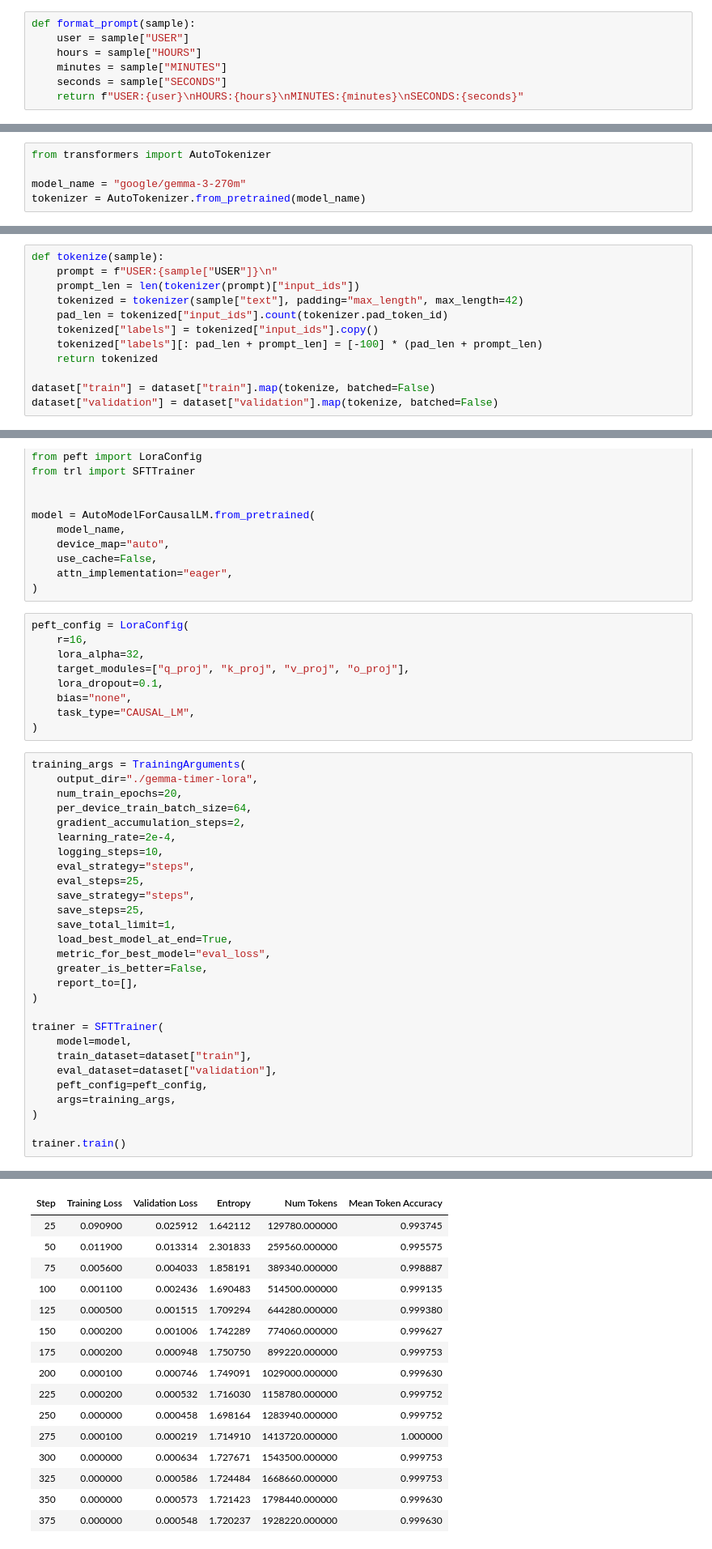
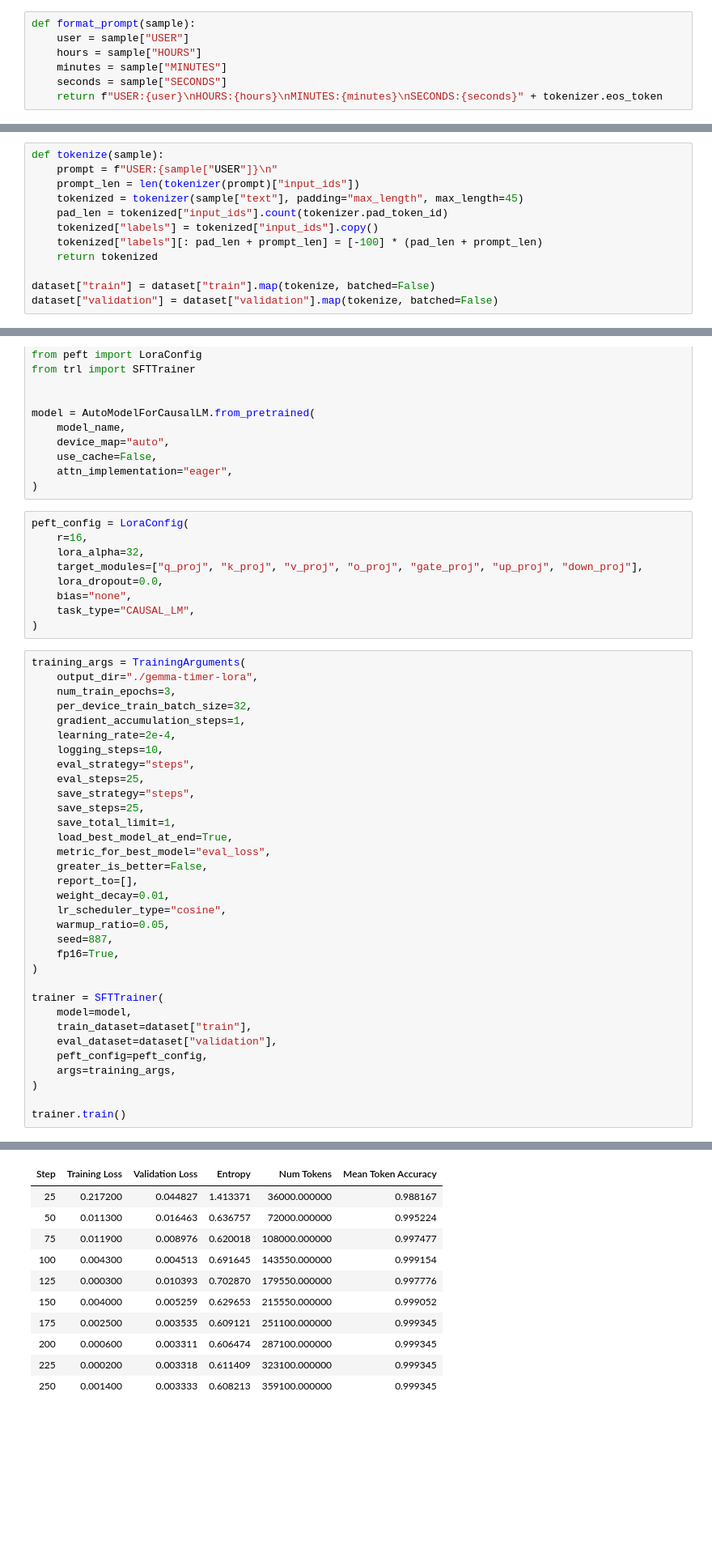
Before and after one commit to okulovsky/kaia, a Jupyter notebook: research/nlu/notebooks/gemma3-270m-it_timer_skill_no_name_eng.ipynb, the cells around one changed output, grey strips where cells are left out. Shown: that part at 81% size. Saved outputs shown, nothing was run; the diff lists cells and outputs as text; blank space fills up the shorter version.

Commit message:
timer with name miltilang, bad nutrition multilang datalines, gemma and qwen exps

```diff
--- a/research/nlu/notebooks/gemma3-270m_timer_skill.ipynb
+++ b/research/nlu/notebooks/gemma3-270m-it_timer_skill_no_name_eng.ipynb
@@ -57,7 +57,7 @@ def format_prompt(sample):
     hours = sample["HOURS"]
     minutes = sample["MINUTES"]
     seconds = sample["SECONDS"]
-    return f"USER:{user}\nHOURS:{hours}\nMINUTES:{minutes}\nSECONDS:{seconds}"
+    return f"USER:{user}\nHOURS:{hours}\nMINUTES:{minutes}\nSECONDS:{seconds}" + tokenizer.eos_token
 # %%
 dataset["train"] = dataset["train"].map(lambda x: {"text": format_prompt(x)})
 dataset["validation"] = dataset["validation"].map(lambda x: {"text": format_prompt(x)})
@@ -79,8 +91,3 @@ SECONDS:66
-# %%
-from transformers import AutoTokenizer
-
-model_name = "google/gemma-3-270m"
-tokenizer = AutoTokenizer.from_pretrained(model_name)
 # %%
 max([len(tokenizer(sample["text"])["input_ids"]) for sample in dataset["train"]])
 # %% [output]
@@ -97,7 +104,7 @@ tokenizer.padding_side
 def tokenize(sample):
     prompt = f"USER:{sample["USER"]}\n"
     prompt_len = len(tokenizer(prompt)["input_ids"])
-    tokenized = tokenizer(sample["text"], padding="max_length", max_length=42)
+    tokenized = tokenizer(sample["text"], padding="max_length", max_length=45)
     pad_len = tokenized["input_ids"].count(tokenizer.pad_token_id)
     tokenized["labels"] = tokenized["input_ids"].copy()
     tokenized["labels"][: pad_len + prompt_len] = [-100] * (pad_len + prompt_len)
@@ -136,17 +143,17 @@ model = AutoModelForCausalLM.from_pretrained(
 peft_config = LoraConfig(
     r=16,
     lora_alpha=32,
-    target_modules=["q_proj", "k_proj", "v_proj", "o_proj"],
-    lora_dropout=0.1,
+    target_modules=["q_proj", "k_proj", "v_proj", "o_proj", "gate_proj", "up_proj", "down_proj"],
+    lora_dropout=0.0,
     bias="none",
     task_type="CAUSAL_LM",
 )
 # %%
 training_args = TrainingArguments(
     output_dir="./gemma-timer-lora",
-    num_train_epochs=20,
-    per_device_train_batch_size=64,
-    gradient_accumulation_steps=2,
+    num_train_epochs=3,
+    per_device_train_batch_size=32,
+    gradient_accumulation_steps=1,
     learning_rate=2e-4,
     logging_steps=10,
     eval_strategy="steps",
@@ -158,6 +165,11 @@ training_args = TrainingArguments(
     metric_for_best_model="eval_loss",
     greater_is_better=False,
     report_to=[],
+    weight_decay=0.01,
+    lr_scheduler_type="cosine",
+    warmup_ratio=0.05,
+    seed=887,
+    fp16=True,
 )
 
 trainer = SFTTrainer(
@@ -189,16 +201,11 @@ The tokenizer has new PAD/BOS/EOS tokens that differ from the model config and g
 | Step | Training Loss | Validation Loss | Entropy | Num Tokens | Mean Token Accuracy |
-| 25 | 0.090900 | 0.025912 | 1.642112 | 129780.000000 | 0.993745 |
-| 50 | 0.011900 | 0.013314 | 2.301833 | 259560.000000 | 0.995575 |
-| 75 | 0.005600 | 0.004033 | 1.858191 | 389340.000000 | 0.998887 |
-| 100 | 0.001100 | 0.002436 | 1.690483 | 514500.000000 | 0.999135 |
-| 125 | 0.000500 | 0.001515 | 1.709294 | 644280.000000 | 0.999380 |
-| 150 | 0.000200 | 0.001006 | 1.742289 | 774060.000000 | 0.999627 |
-| 175 | 0.000200 | 0.000948 | 1.750750 | 899220.000000 | 0.999753 |
-| 200 | 0.000100 | 0.000746 | 1.749091 | 1029000.000000 | 0.999630 |
-| 225 | 0.000200 | 0.000532 | 1.716030 | 1158780.000000 | 0.999752 |
-| 250 | 0.000000 | 0.000458 | 1.698164 | 1283940.000000 | 0.999752 |
-| 275 | 0.000100 | 0.000219 | 1.714910 | 1413720.000000 | 1.000000 |
-| 300 | 0.000000 | 0.000634 | 1.727671 | 1543500.000000 | 0.999753 |
-| 325 | 0.000000 | 0.000586 | 1.724484 | 1668660.000000 | 0.999753 |
-| 350 | 0.000000 | 0.000573 | 1.721423 | 1798440.000000 | 0.999630 |
-| 375 | 0.000000 | 0.000548 | 1.720237 | 1928220.000000 | 0.999630 |
+| 25 | 0.217200 | 0.044827 | 1.413371 | 36000.000000 | 0.988167 |
+| 50 | 0.011300 | 0.016463 | 0.636757 | 72000.000000 | 0.995224 |
+| 75 | 0.011900 | 0.008976 | 0.620018 | 108000.000000 | 0.997477 |
+| 100 | 0.004300 | 0.004513 | 0.691645 | 143550.000000 | 0.999154 |
+| 125 | 0.000300 | 0.010393 | 0.702870 | 179550.000000 | 0.997776 |
+| 150 | 0.004000 | 0.005259 | 0.629653 | 215550.000000 | 0.999052 |
+| 175 | 0.002500 | 0.003535 | 0.609121 | 251100.000000 | 0.999345 |
+| 200 | 0.000600 | 0.003311 | 0.606474 | 287100.000000 | 0.999345 |
+| 225 | 0.000200 | 0.003318 | 0.611409 | 323100.000000 | 0.999345 |
+| 250 | 0.001400 | 0.003333 | 0.608213 | 359100.000000 | 0.999345 |
```
Also changed, not shown: parts of 22 cells of this notebook, 28 other files.
